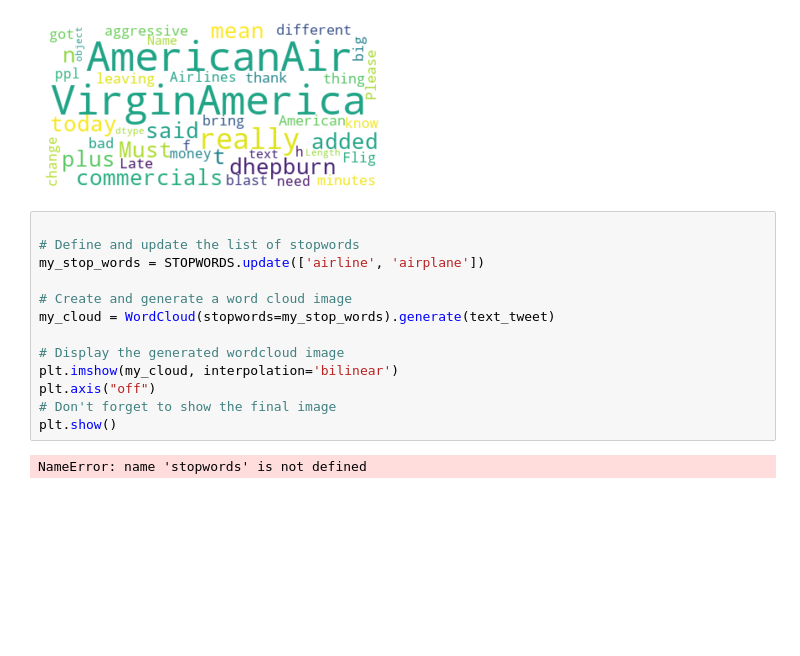
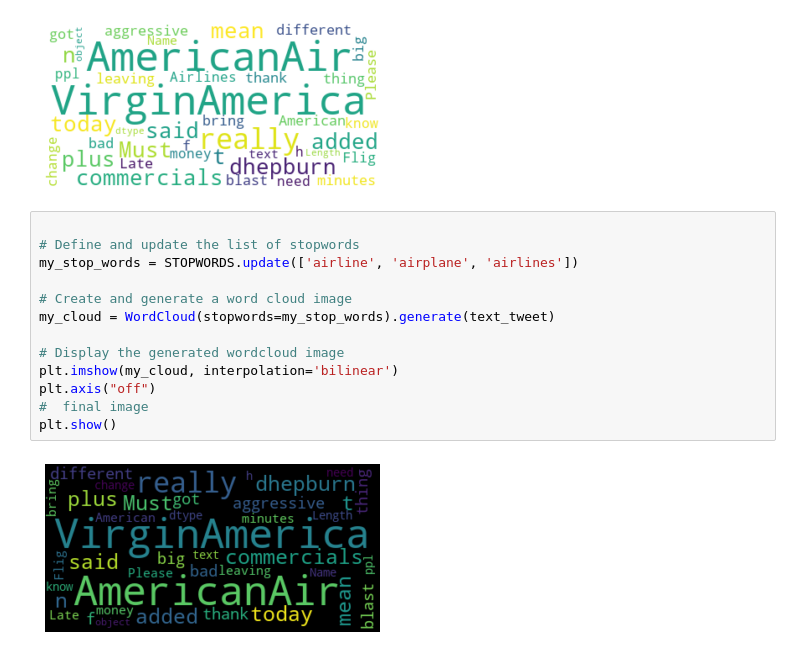
Before and after one commit to BabakBar/Sentiment-Analysis-Adv, a Jupyter notebook: Tweets Sentiment.ipynb, the cells around one changed output. Drawn from its saved outputs; the diff is of its cells as text; blank space fills up the shorter version.

```diff
--- a/Tweets Sentiment.ipynb
+++ b/Tweets Sentiment.ipynb
@@ -46,15 +46,15 @@ plt.show()
 # %%
 
 # Define and update the list of stopwords
-my_stop_words = STOPWORDS.update(['airline', 'airplane'])
+my_stop_words = STOPWORDS.update(['airline', 'airplane', 'airlines'])
 
 # Create and generate a word cloud image
 my_cloud = WordCloud(stopwords=my_stop_words).generate(text_tweet)
 
 # Display the generated wordcloud image
 plt.imshow(my_cloud, interpolation='bilinear')
 plt.axis("off")
-# Don't forget to show the final image
+#  final image
 plt.show()
 # %% [output]
-NameError: name 'stopwords' is not defined
+[figure, added]
```
